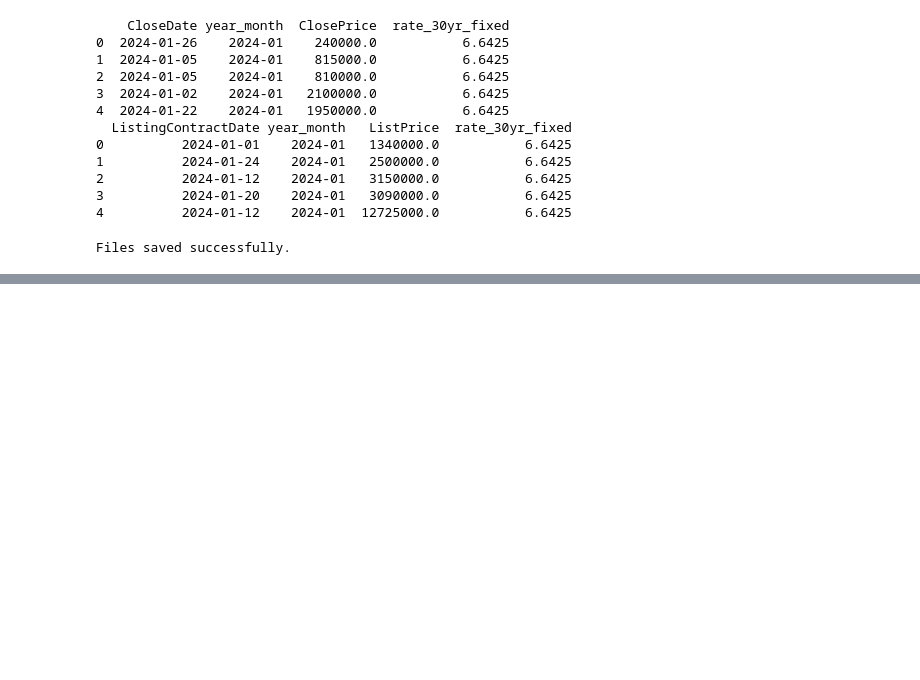
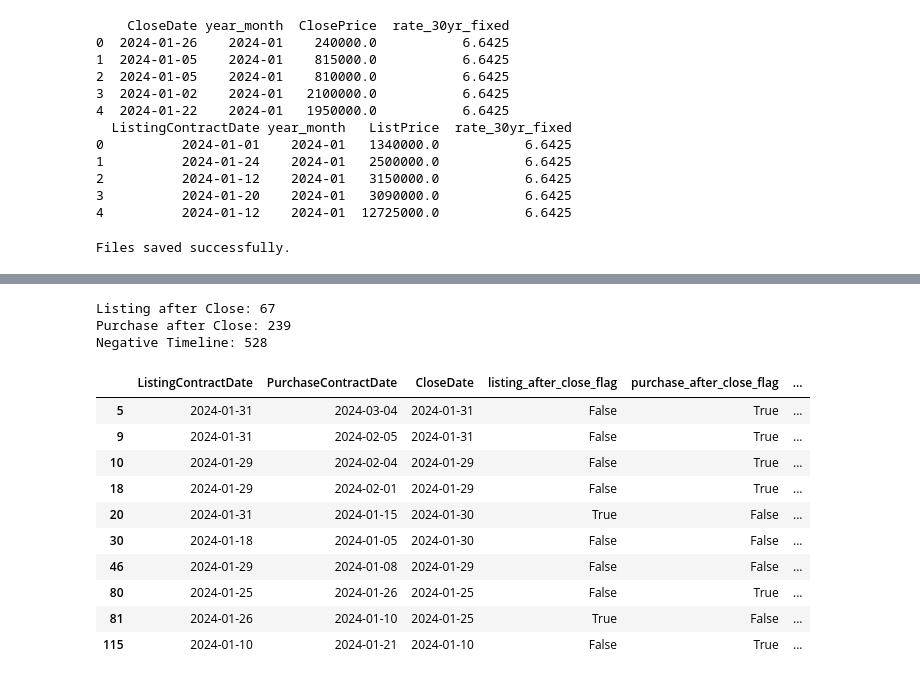
Before and after one commit to rsm-hstseng/IDXExchange-summer-da49, a Jupyter notebook: EDA.ipynb, the cells around one changed output, grey strips where cells are left out. Saved outputs shown, nothing was run; the diff lists cells and outputs as text; code cells hidden in the pictures; blank space fills up the shorter version.

```diff
--- a/EDA.ipynb
+++ b/EDA.ipynb
@@ -1177,0 +1503,50 @@ Files saved successfully.
+# %%
+# Date Consistency Check
+# ListingContractDate occurs after CloseDate
+sold_clean["listing_after_close_flag"] = (
+    sold_clean["ListingContractDate"] > sold_clean["CloseDate"]
+)
+
+# PurchaseContractDate occurs after CloseDate
+sold_clean["purchase_after_close_flag"] = (
+    sold_clean["PurchaseContractDate"] > sold_clean["CloseDate"]
+)
+
+# Invalid timeline:
+# ListingContractDate > PurchaseContractDate
+# OR PurchaseContractDate > CloseDate
+sold_clean["negative_timeline_flag"] = (
+    sold_clean["ListingContractDate"] > sold_clean["PurchaseContractDate"]
+) | (sold_clean["PurchaseContractDate"] > sold_clean["CloseDate"])
+
+# Check results
+print("Listing after Close:", sold_clean["listing_after_close_flag"].sum())
+print("Purchase after Close:", sold_clean["purchase_after_close_flag"].sum())
+print("Negative Timeline:", sold_clean["negative_timeline_flag"].sum())
+# %% [output]
+Listing after Close: 67
+Purchase after Close: 239
+Negative Timeline: 528
+# %%
+sold_clean[sold_clean["negative_timeline_flag"]][
+    [
+        "ListingContractDate",
+        "PurchaseContractDate",
+        "CloseDate",
+        "listing_after_close_flag",
+        "purchase_after_close_flag",
+        "negative_timeline_flag",
+    ]
+].head(10)
+# %% [output]
+|  | ListingContractDate | PurchaseContractDate | CloseDate | listing_after_close_flag | purchase_after_close_flag | ... |
+| 5 | 2024-01-31 | 2024-03-04 | 2024-01-31 | False | True | ... |
+| 9 | 2024-01-31 | 2024-02-05 | 2024-01-31 | False | True | ... |
+| 10 | 2024-01-29 | 2024-02-04 | 2024-01-29 | False | True | ... |
+| 18 | 2024-01-29 | 2024-02-01 | 2024-01-29 | False | True | ... |
+| 20 | 2024-01-31 | 2024-01-15 | 2024-01-30 | True | False | ... |
+| 30 | 2024-01-18 | 2024-01-05 | 2024-01-30 | False | False | ... |
+| 46 | 2024-01-29 | 2024-01-08 | 2024-01-29 | False | False | ... |
+| 80 | 2024-01-25 | 2024-01-26 | 2024-01-25 | False | True | ... |
+| 81 | 2024-01-26 | 2024-01-10 | 2024-01-25 | True | False | ... |
+| 115 | 2024-01-10 | 2024-01-21 | 2024-01-10 | False | True | ... |
```
Also changed, not shown: parts of 27 cells of this notebook.
